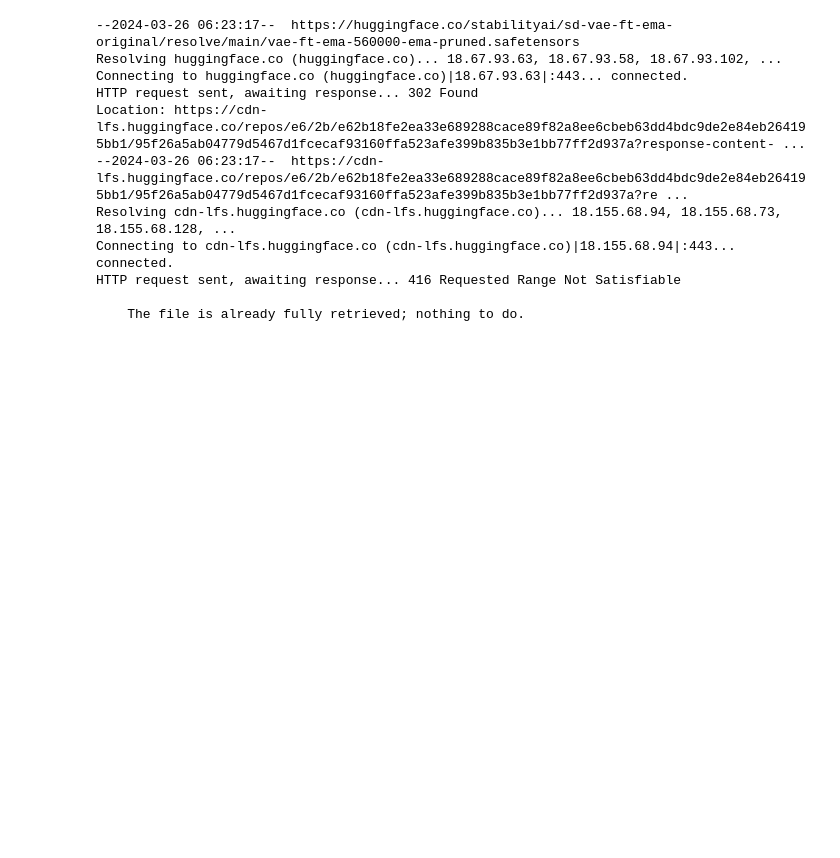
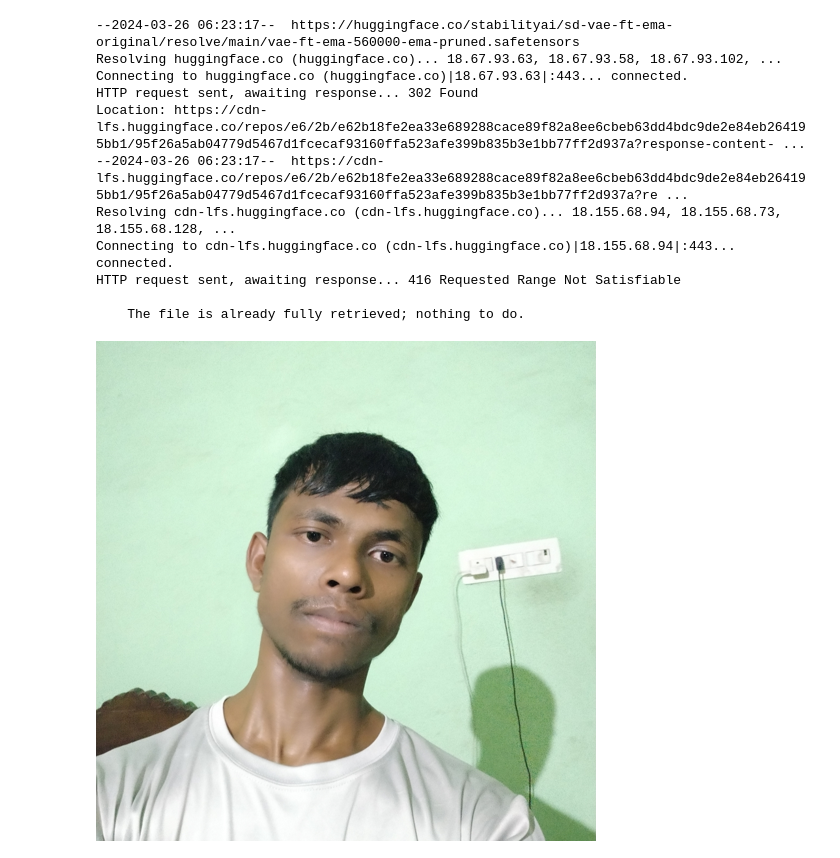
Before and after one commit to DeepHansda/sapphire, a Jupyter notebook: notebook.ipynb, the cells around one changed output. Saved outputs shown, nothing was run; the diff lists cells and outputs as text; code cells hidden in the pictures; blank space fills up the shorter version.

```diff
--- a/notebook.ipynb
+++ b/notebook.ipynb
@@ -44,3 +44,15 @@ HTTP request sent, awaiting response... 416 Requested Range Not Satisfiable
 # %%
 !git config --global user.email "deephansda921@gmail.com"
 !git config --global user.name "DeepHansda"
+# %%
+from PIL import Image,ImageOps
+size = (500,500)
+img_path = "/kaggle/working/sapphire/src/input/myself.jpg"
+in_image: Image.Image = Image.open((img_path), mode="r")
+in_image = ImageOps.exif_transpose(in_image)
+# in_image = in_image.resize(size)
+in_image = ImageOps.fit(in_image, size)
+
+in_image
+# %% [output]
+[figure, added]
```
Also changed, not shown: parts of 1 cell of this notebook, 10 other files.
